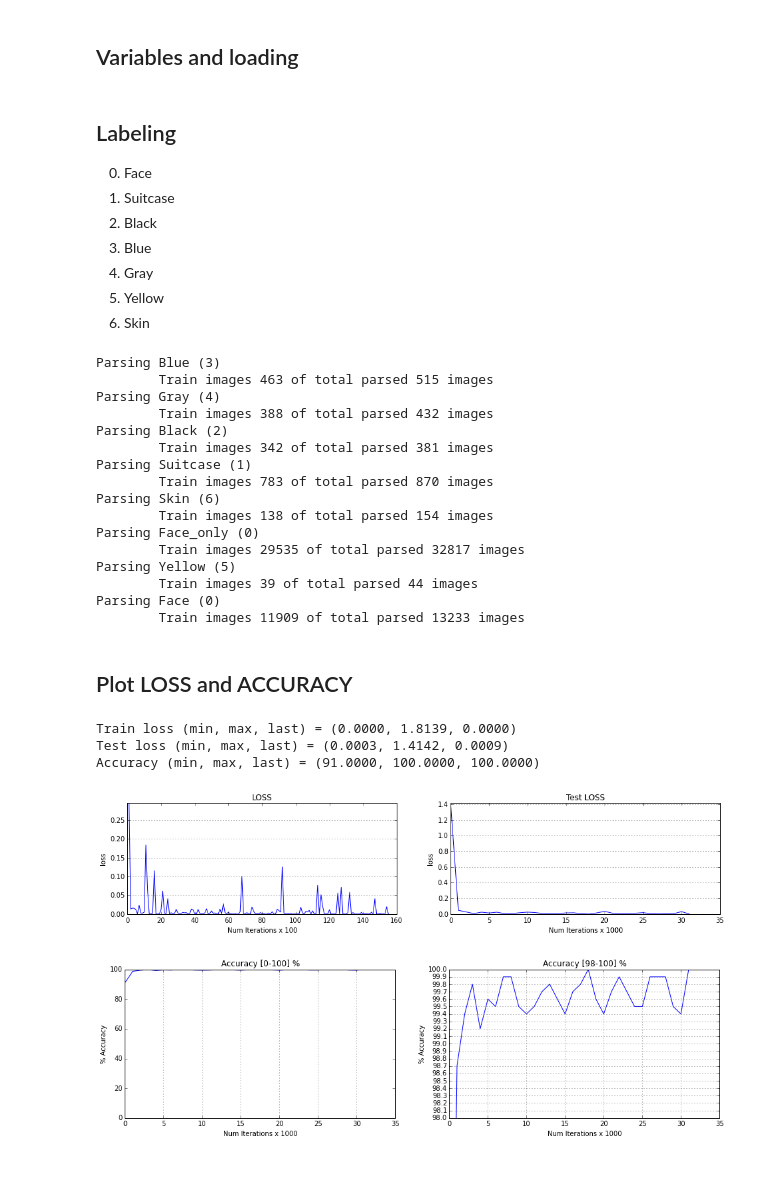
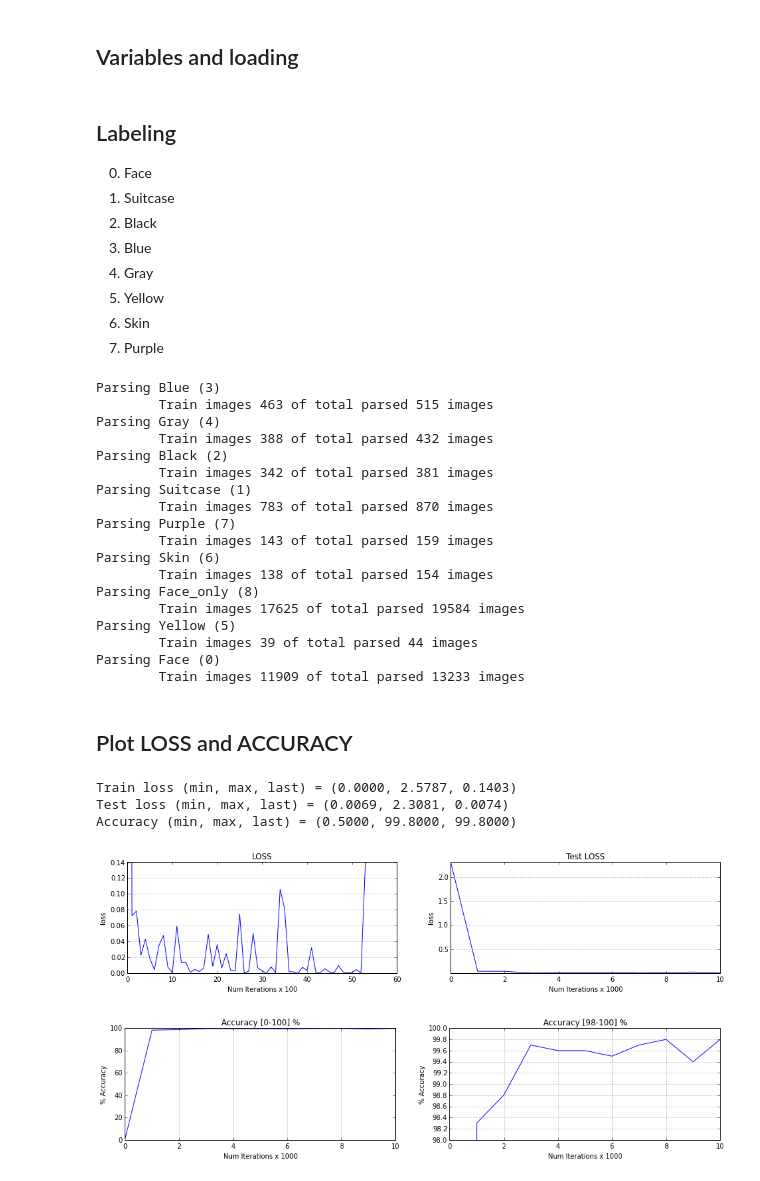
Before and after one commit to 4nc3str4l/VA_GiC, a Jupyter notebook: Notebooks/BSAOR_Labeling.ipynb, the cells around one changed output. Drawn from its saved outputs; the diff is of its cells as text; code cells hidden in the pictures.

```diff
--- a/Notebooks/BSAOR_Labeling.ipynb
+++ b/Notebooks/BSAOR_Labeling.ipynb
@@ -38,8 +38,9 @@ Labeling
 4. Gray
 5. Yellow
 6. Skin
+7. Purple
 # %%
-classes = {'Face': 0, 'Face_only': 0, 'Suitcase': 1, 'Black': 2, 'Blue': 3, 'Gray': 4, 'Yellow': 5, 'Skin': 6}
+classes = {'Face': 0, 'Face_only': 8, 'Suitcase': 1, 'Black': 2, 'Blue': 3, 'Gray': 4, 'Yellow': 5, 'Skin': 6, 'Purple': 7}
 
 try:
     f = None
@@ -88,10 +89,12 @@ Parsing Black (2)
         Train images 342 of total parsed 381 images
 Parsing Suitcase (1)
         Train images 783 of total parsed 870 images
+Parsing Purple (7)
+        Train images 143 of total parsed 159 images
 Parsing Skin (6)
         Train images 138 of total parsed 154 images
-Parsing Face_only (0)
-        Train images 29535 of total parsed 32817 images
+Parsing Face_only (8)
+        Train images 17625 of total parsed 19584 images
 Parsing Yellow (5)
         Train images 39 of total parsed 44 images
 Parsing Face (0)
@@ -133,37 +136,37 @@ if len(loss) > 1 and len(acc) > 1:
     axarr[0].yaxis.grid()
 
     axarr[1].set_title('Test LOSS')
     axarr[1].set_xlabel('Num Iterations x 1000')
     axarr[1].set_ylabel('loss')
     axarr[1].plot(tloss)
     axarr[1].set_ylim((min(tloss), max(tloss)))
     axarr[1].yaxis.grid()
 
     f, axarr = plt.subplots(1, 2)
-    f.set_size_inches(16,4)
+    f.set_size_inches(16,3)
 
     axarr[0].plot(acc)
     axarr[0].set_title('Accuracy [0-100] %')
     axarr[0].set_xlabel('Num Iterations x 1000')
     axarr[0].set_ylabel('% Accuracy')
     axarr[0].set_ylim((0, 100))
     axarr[0].xaxis.grid()
 
     axarr[1].plot(acc)
     axarr[1].set_title('Accuracy [98-100] %')
     axarr[1].set_xlabel('Num Iterations x 1000')
     axarr[1].set_ylabel('% Accuracy')
     axarr[1].set_ylim((98, 100))
-    axarr[1].yaxis.set_ticks(np.arange(98, 100.1, 0.1))
+    axarr[1].yaxis.set_ticks(np.arange(98, 100.1, 0.2))
     axarr[1].xaxis.grid()
     axarr[1].yaxis.grid()
 
 print "Train loss (min, max, last) = (%.4f, %.4f, %.4f)" % (min(loss), max(loss), loss[-1])
 print "Test loss (min, max, last) = (%.4f, %.4f, %.4f)" % (min(tloss), max(tloss), tloss[-1])
 print "Accuracy (min, max, last) = (%.4f, %.4f, %.4f)" % (min(acc), max(acc), acc[-1])
 # %% [output]
-Train loss (min, max, last) = (0.0000, 1.8139, 0.0000)
-Test loss (min, max, last) = (0.0003, 1.4142, 0.0009)
-Accuracy (min, max, last) = (91.0000, 100.0000, 100.0000)
+Train loss (min, max, last) = (0.0000, 2.5787, 0.1403)
+Test loss (min, max, last) = (0.0069, 2.3081, 0.0074)
+Accuracy (min, max, last) = (0.5000, 99.8000, 99.8000)
-[figure, old version]
+[figure, new version]
-[figure, old version]
+[figure, new version]
```
Also changed, not shown: 7 other files.
